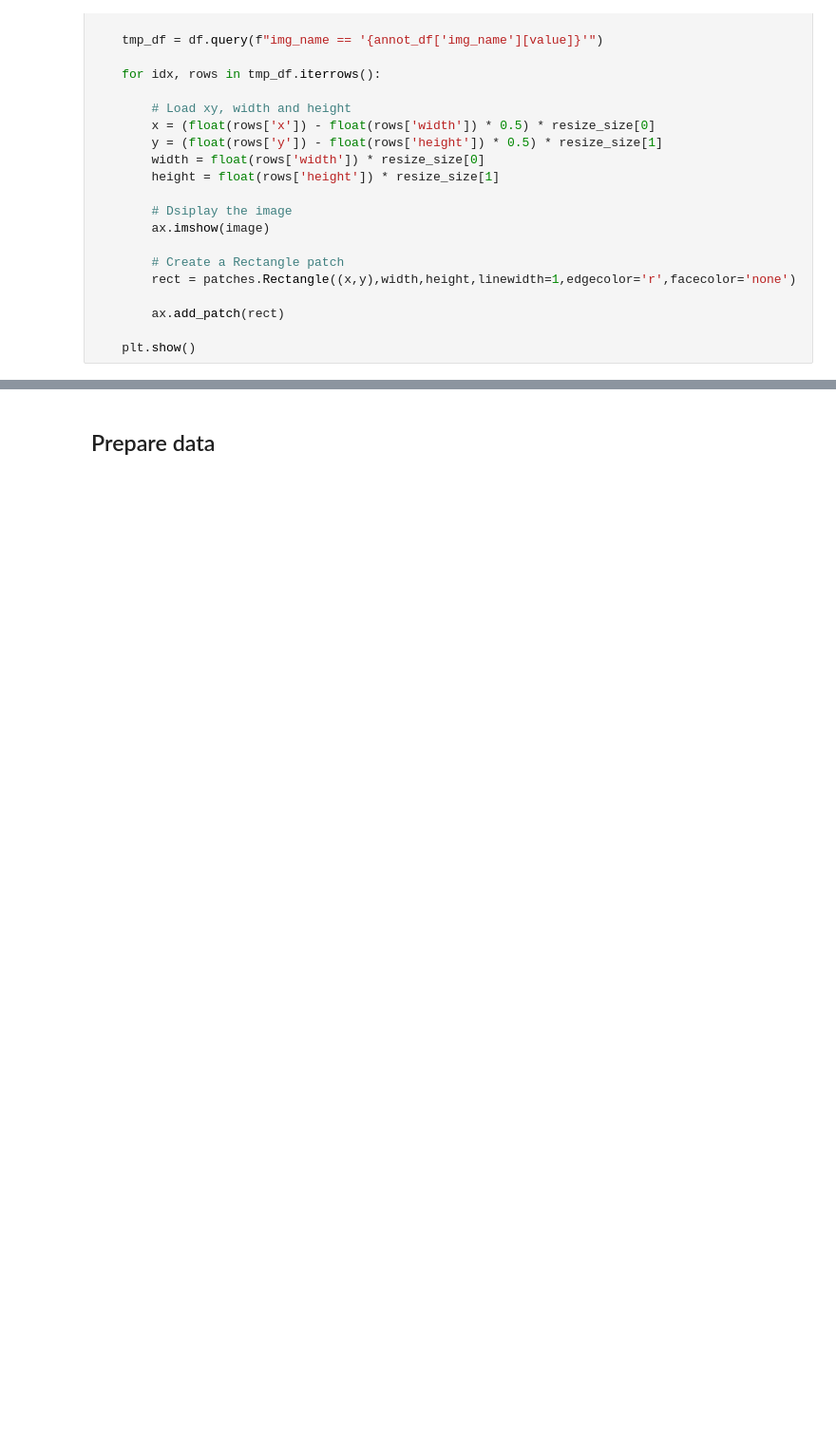
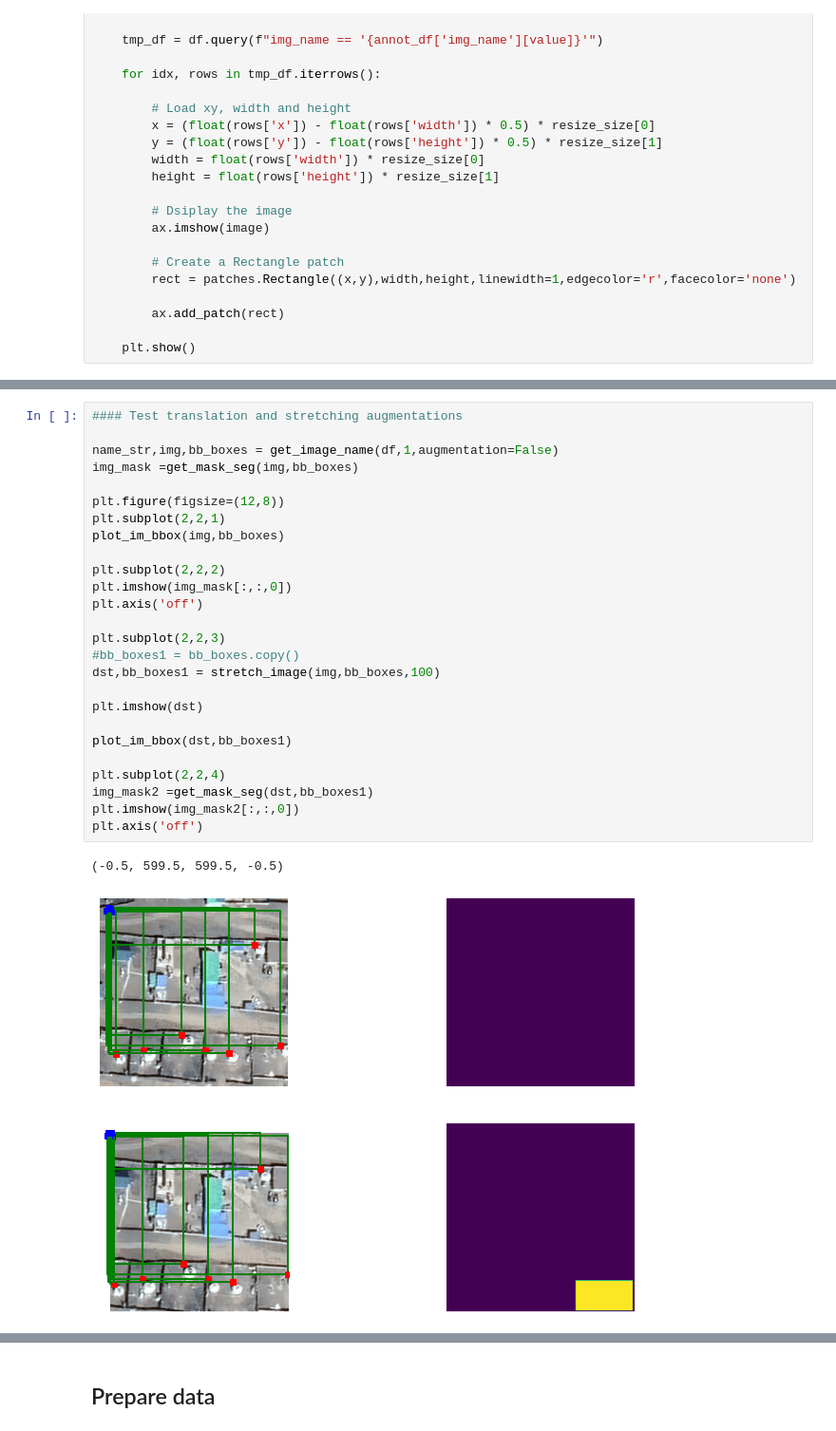
Before and after one commit to Nymbayar/Object-Detection-BB, a Jupyter notebook: notebooks/1.object_detection.ipynb, the cells around one changed output, grey strips where cells are left out. Shown at 95% size. Saved outputs shown, nothing was run; the diff lists cells and outputs as text; blank space fills up the shorter version.

```diff
--- a/notebooks/1.object_detection.ipynb
+++ b/notebooks/1.object_detection.ipynb
@@ -131,0 +272,29 @@ plot_resized_image((400,400),0)
+# %%
+#### Test translation and stretching augmentations
+
+name_str,img,bb_boxes = get_image_name(df,1,augmentation=False)
+img_mask =get_mask_seg(img,bb_boxes)
+
+plt.figure(figsize=(12,8))
+plt.subplot(2,2,1)
+plot_im_bbox(img,bb_boxes)
+
+plt.subplot(2,2,2)
+plt.imshow(img_mask[:,:,0])
+plt.axis('off')
+
+plt.subplot(2,2,3)
+#bb_boxes1 = bb_boxes.copy()
+dst,bb_boxes1 = stretch_image(img,bb_boxes,100)
+
+plt.imshow(dst)
+
+plot_im_bbox(dst,bb_boxes1)
+
+plt.subplot(2,2,4)
+img_mask2 =get_mask_seg(dst,bb_boxes1)
+plt.imshow(img_mask2[:,:,0])
+plt.axis('off')
+# %% [output]
+(-0.5, 599.5, 599.5, -0.5)
+[figure, added]
```
Also changed, not shown: parts of 27 cells of this notebook, 1 other file.
